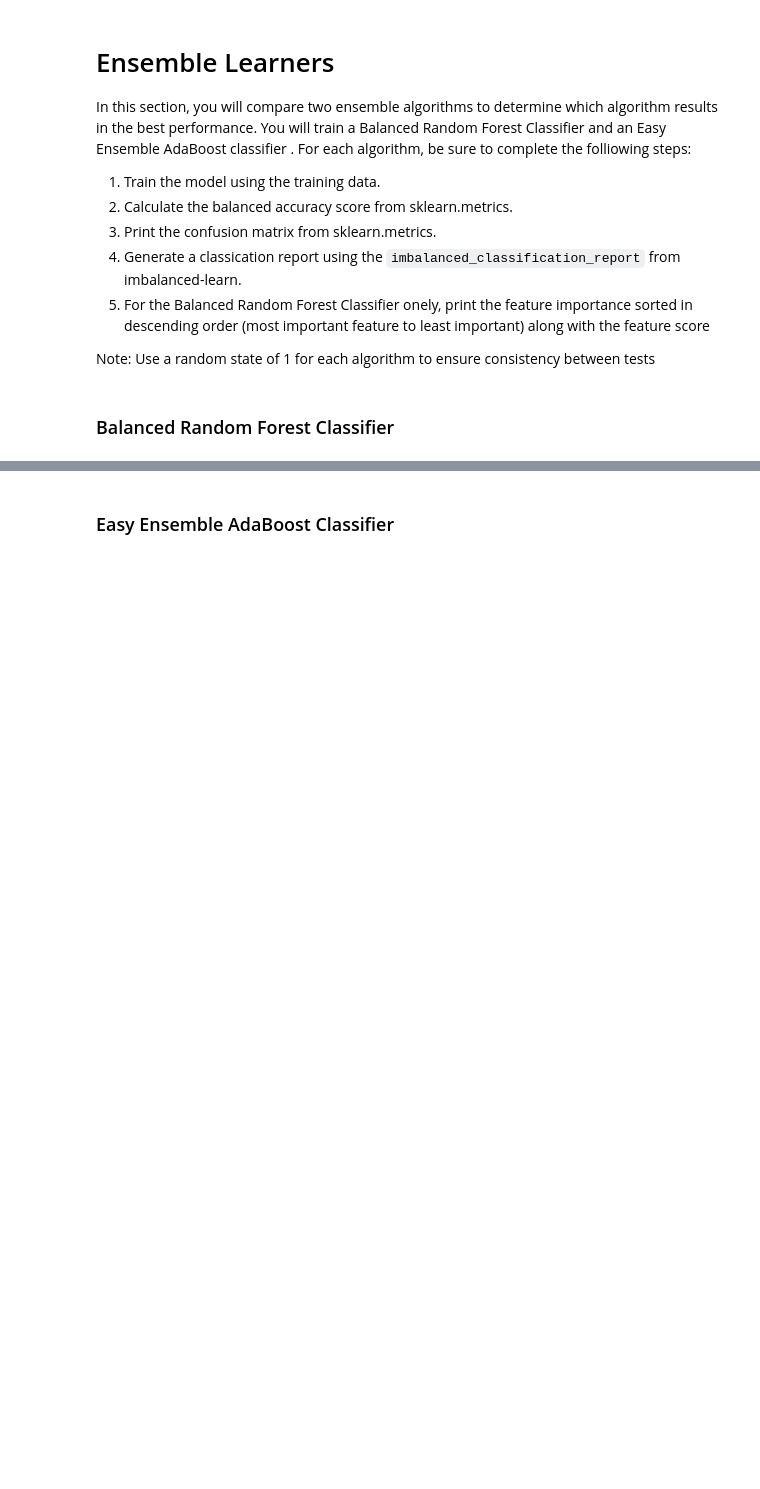
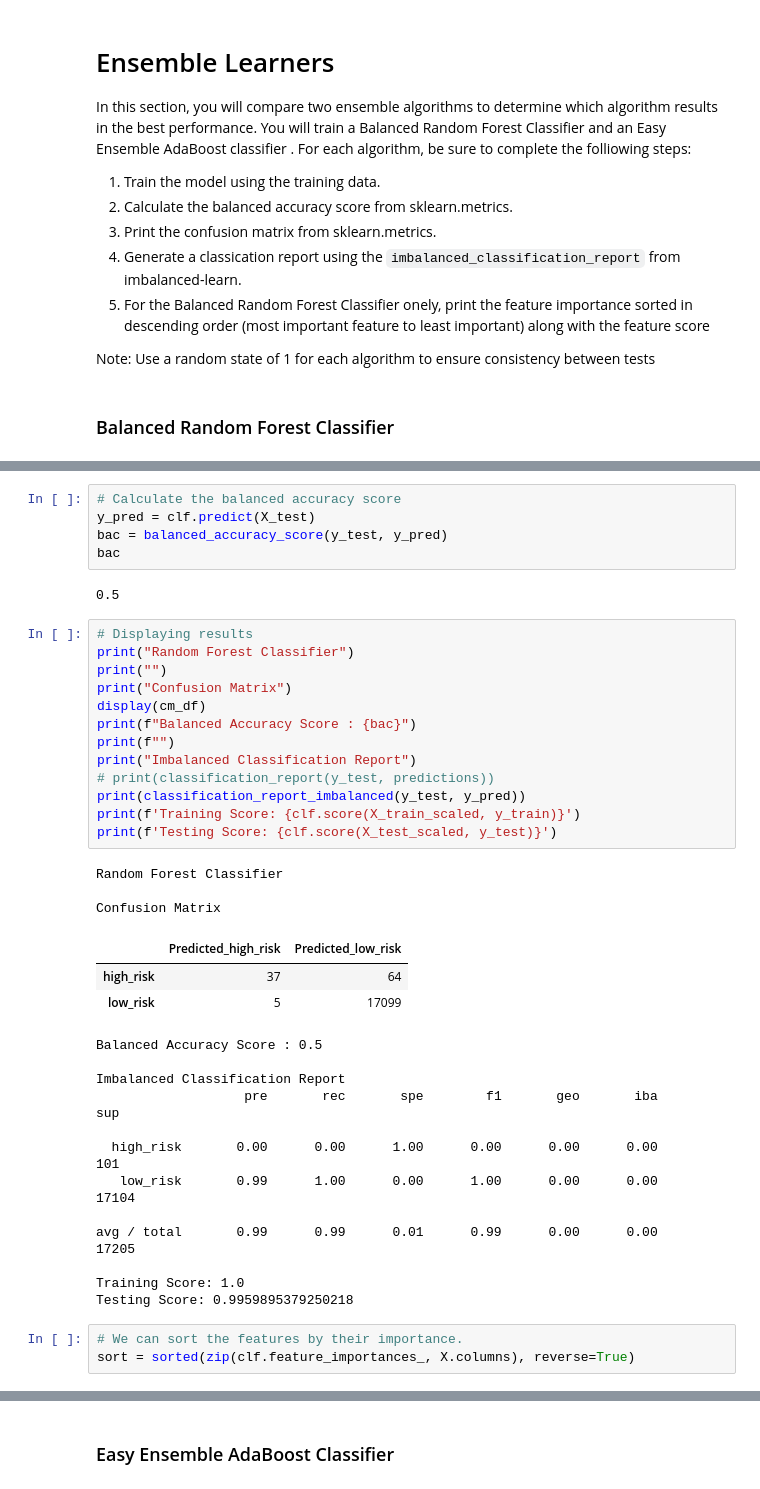
Before and after one commit to rciminera/Credit_Risk_Analysis, a Jupyter notebook: Notebook/credit_risk_ensemble.ipynb, the cells around one changed output, grey strips where cells are left out. Drawn from its saved outputs; the diff is of its cells as text; blank space fills up the shorter version.

```diff
--- a/Notebook/credit_risk_ensemble.ipynb
+++ b/Notebook/credit_risk_ensemble.ipynb
@@ -173,0 +159,42 @@ debt_settlement_flag_N: (0.0)
+# %%
+# Calculate the balanced accuracy score
+y_pred = clf.predict(X_test)
+bac = balanced_accuracy_score(y_test, y_pred)
+bac
+# %% [output]
+0.5
+# %%
+# Displaying results
+print("Random Forest Classifier")
+print("")
+print("Confusion Matrix")
+display(cm_df)
+print(f"Balanced Accuracy Score : {bac}")
+print(f"")
+print("Imbalanced Classification Report")
+# print(classification_report(y_test, predictions))
+print(classification_report_imbalanced(y_test, y_pred))
+print(f'Training Score: {clf.score(X_train_scaled, y_train)}')
+print(f'Testing Score: {clf.score(X_test_scaled, y_test)}')
+# %% [output]
+Random Forest Classifier
+
+Confusion Matrix
+|  | Predicted_high_risk | Predicted_low_risk |
+| high_risk | 37 | 64 |
+| low_risk | 5 | 17099 |
+Balanced Accuracy Score : 0.5
+
+Imbalanced Classification Report
+                   pre       rec       spe        f1       geo       iba       sup
+
+  high_risk       0.00      0.00      1.00      0.00      0.00      0.00       101
+   low_risk       0.99      1.00      0.00      1.00      0.00      0.00     17104
+
+avg / total       0.99      0.99      0.01      0.99      0.00      0.00     17205
+
+Training Score: 1.0
+Testing Score: 0.9959895379250218
+# %%
+# We can sort the features by their importance.
+sort = sorted(zip(clf.feature_importances_, X.columns), reverse=True)
```
Also changed, not shown: parts of 23 cells of this notebook, 3 other files.
